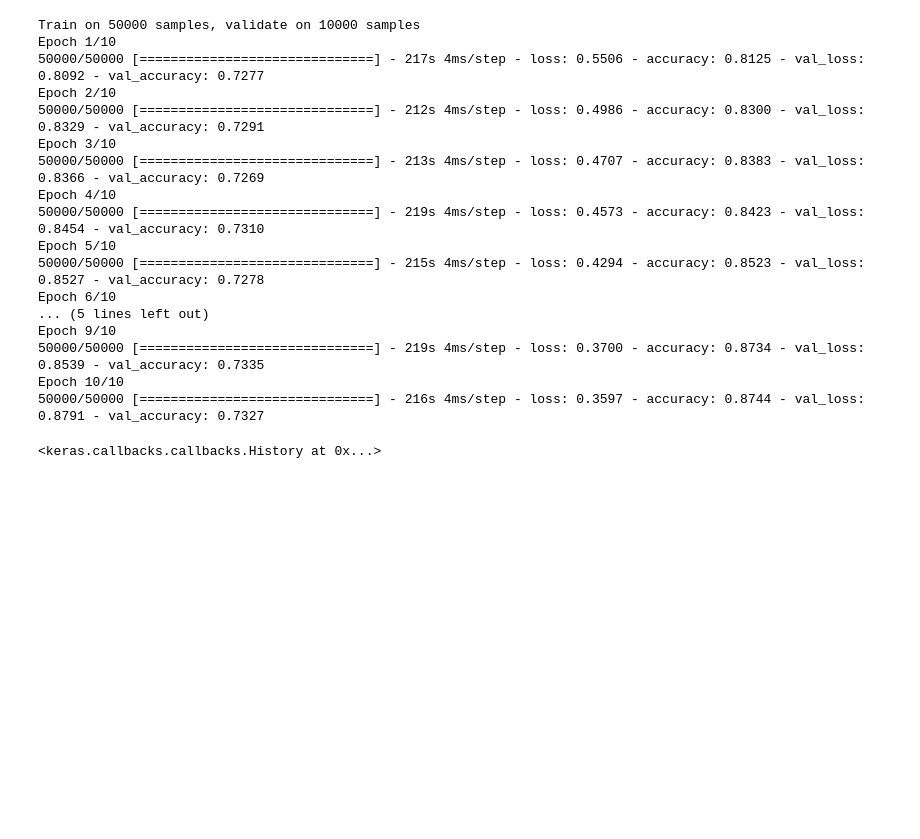
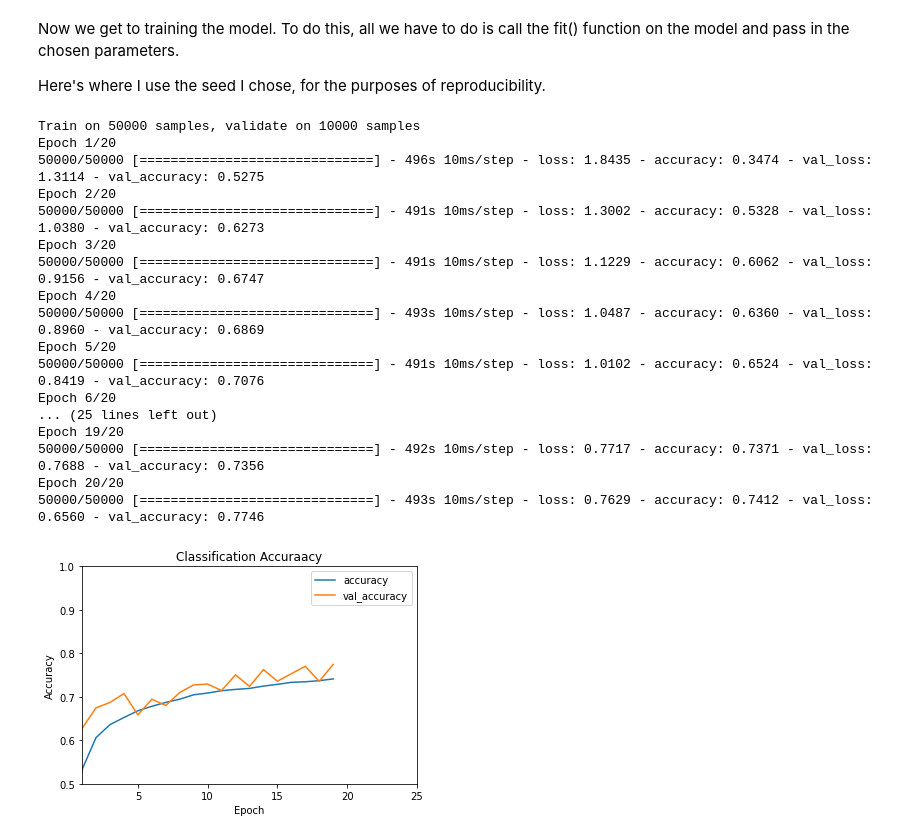
Before and after one commit to smaxiso/Image-classification, a Jupyter notebook: cifar.ipynb, the cells around one changed output. Saved outputs shown, nothing was run; the diff lists cells and outputs as text; code cells hidden in the pictures; blank space fills up the shorter version.

```diff
--- a/cifar.ipynb
+++ b/cifar.ipynb
@@ -86,6 +164,0 @@ model.add(Dense(num_classes, activation='softmax'))
-# %%
-# Defining Stochastic Gradient Descent (SGD)
-# Configure the optimizer and compile the model
-
-sgd=SGD(lr=0.01, momentum=0.9, decay=(0.01/25), nesterov=False)
-model.compile(loss='categorical_crossentropy', optimizer='sgd', metrics=['accuracy'])
@@ -92,3 +170,8 @@ model.compile(loss='categorical_crossentropy', optimizer='sgd', metrics=['accura
+# %%
+#defining random seed and optimizer for model evaluation
+
+np.random.seed(21)
+model.compile(loss='categorical_crossentropy', optimizer='adam', metrics=['accuracy'])
 # %%
 #checking model summary
 
@@ -113,24 +196,41 @@ Non-trainable params: 0
 _________________________________________________________________
+# %% [markdown]
+Now we get to training the model. To do this, all we have to do is call the fit() function on the model and pass in the chosen parameters.
+
+Here's where I use the seed I chose, for the purposes of reproducibility.
 # %%
 # Train the model
-
-model.fit(train_X,train_Y, validation_data=(test_X,test_Y), epochs=10, batch_size=32)
+history = model.fit(train_X,train_Y, validation_data=(test_X,test_Y), epochs=20, batch_size=64)
 # %% [output]
 Train on 50000 samples, validate on 10000 samples
-Epoch 1/10
-50000/50000 [==============================] - 217s 4ms/step - loss: 0.5506 - accuracy: 0.8125 - val_loss: 0.8092 - val_accuracy: 0.7277
-Epoch 2/10
-50000/50000 [==============================] - 212s 4ms/step - loss: 0.4986 - accuracy: 0.8300 - val_loss: 0.8329 - val_accuracy: 0.7291
-Epoch 3/10
-50000/50000 [==============================] - 213s 4ms/step - loss: 0.4707 - accuracy: 0.8383 - val_loss: 0.8366 - val_accuracy: 0.7269
-Epoch 4/10
-50000/50000 [==============================] - 219s 4ms/step - loss: 0.4573 - accuracy: 0.8423 - val_loss: 0.8454 - val_accuracy: 0.7310
-Epoch 5/10
-50000/50000 [==============================] - 215s 4ms/step - loss: 0.4294 - accuracy: 0.8523 - val_loss: 0.8527 - val_accuracy: 0.7278
-Epoch 6/10
-... (5 lines left out)
-Epoch 9/10
-50000/50000 [==============================] - 219s 4ms/step - loss: 0.3700 - accuracy: 0.8734 - val_loss: 0.8539 - val_accuracy: 0.7335
-Epoch 10/10
-50000/50000 [==============================] - 216s 4ms/step - loss: 0.3597 - accuracy: 0.8744 - val_loss: 0.8791 - val_accuracy: 0.7327
+Epoch 1/20
+50000/50000 [==============================] - 496s 10ms/step - loss: 1.8435 - accuracy: 0.3474 - val_loss: 1.3114 - val_accuracy: 0.5275
+Epoch 2/20
+50000/50000 [==============================] - 491s 10ms/step - loss: 1.3002 - accuracy: 0.5328 - val_loss: 1.0380 - val_accuracy: 0.6273
+Epoch 3/20
+50000/50000 [==============================] - 491s 10ms/step - loss: 1.1229 - accuracy: 0.6062 - val_loss: 0.9156 - val_accuracy: 0.6747
+Epoch 4/20
+50000/50000 [==============================] - 493s 10ms/step - loss: 1.0487 - accuracy: 0.6360 - val_loss: 0.8960 - val_accuracy: 0.6869
+Epoch 5/20
+50000/50000 [==============================] - 491s 10ms/step - loss: 1.0102 - accuracy: 0.6524 - val_loss: 0.8419 - val_accuracy: 0.7076
+Epoch 6/20
+... (25 lines left out)
+Epoch 19/20
+50000/50000 [==============================] - 492s 10ms/step - loss: 0.7717 - accuracy: 0.7371 - val_loss: 0.7688 - val_accuracy: 0.7356
+Epoch 20/20
+50000/50000 [==============================] - 493s 10ms/step - loss: 0.7629 - accuracy: 0.7412 - val_loss: 0.6560 - val_accuracy: 0.7746
-<keras.callbacks.callbacks.History at 0x...>
+# %%
+#Evaluate the model
+
+plt.title('Classification Accuraacy')
+plt.plot(history.history['accuracy'], label='accuracy')
+plt.plot(history.history['val_accuracy'], label = 'val_accuracy')
+plt.xlabel('Epoch')
+plt.ylabel('Accuracy')
+plt.ylim([0.5, 1])
+plt.xlim([1, 25])
+plt.legend(loc='upper right')
+
+test_loss, test_acc = model.evaluate(test_X,  test_Y, verbose=0)
+# %% [output]
+[figure, added]
```
Also changed, not shown: parts of 26 cells of this notebook, 1 other file.
